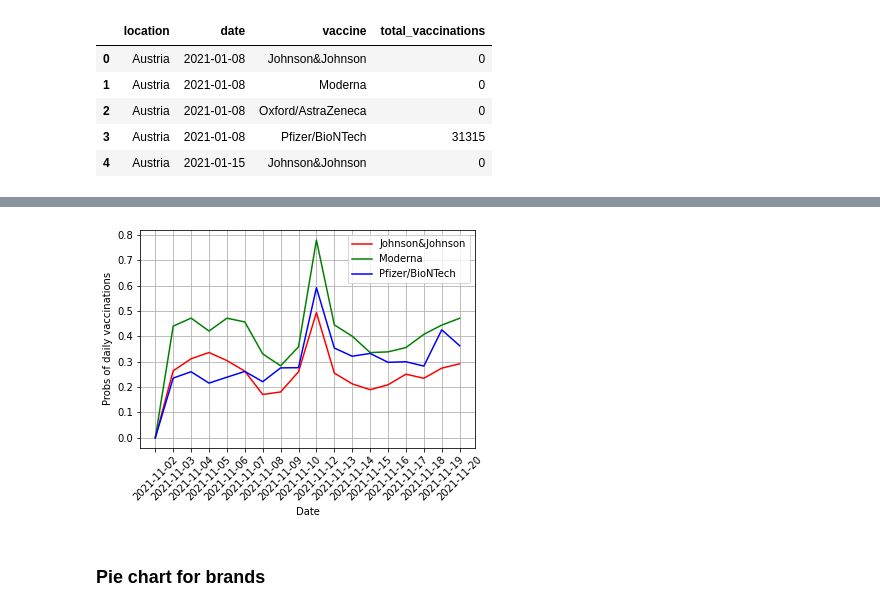
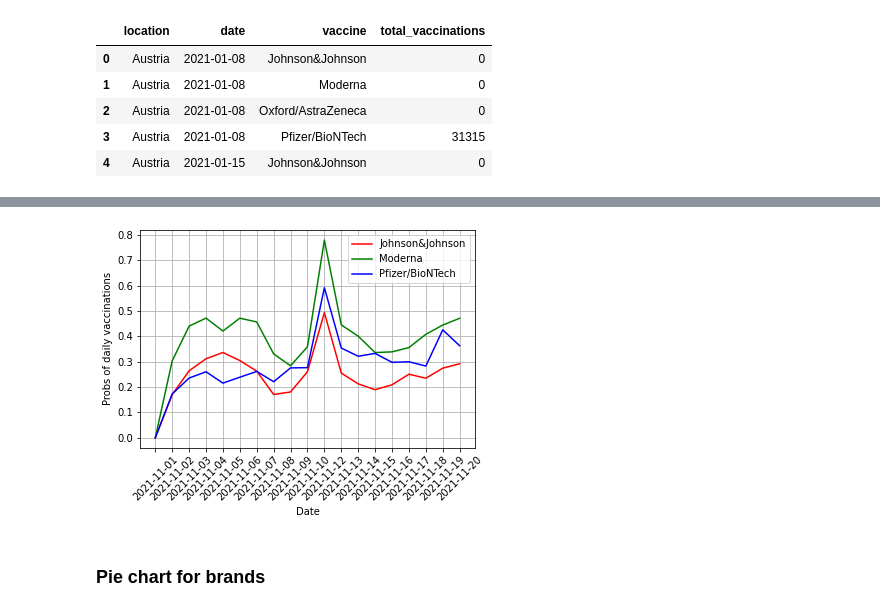
Before and after one commit to theQuert/inlpfun, a Jupyter notebook: Demo/Sentiment_Analysis_of_Covid19_Vaccination_tweets.ipynb, the cells around one changed output, grey strips where cells are left out. Saved outputs shown, nothing was run; the diff lists cells and outputs as text; code cells hidden in the pictures.

```diff
--- a/Demo/Sentiment_Analysis_of_Covid19_Vaccination_tweets.ipynb
+++ b/Demo/Sentiment_Analysis_of_Covid19_Vaccination_tweets.ipynb
@@ -212,11 +212,7 @@ import time
 import datetime
 
 def format_time(elapsed):
-    '''
-    Takes a time in seconds and returns a string hh:mm:ss
-    '''
     elapsed_rounded = int(round((elapsed)))
-
     return str(datetime.timedelta(seconds=elapsed_rounded))
 # %% [markdown]
 #### Training Loop
@@ -340,9 +336,8 @@ df_vax_weeks = df_vax.copy()
 # df_vax_weeks['date'] = pd.to_datetime(df_vax_weeks['date'], format='%Y%m%d', unit='s')
 start_date = '2021-11-01 0:00:00'
 end_date = '2021-11-20 23:59:59'
-mask = (df_vax_weeks['date'] > start_date) & (df_vax_weeks['date'] <= end_date)
-
-df_vax_weeks = df_vax_weeks.loc[mask]
+duration = (df_vax_weeks['date'] > start_date) & (df_vax_weeks['date'] <= end_date)
+df_vax_weeks = df_vax_weeks.loc[duration]
 # %%
 # df_vax_weeks.head()
 df_vax_weeks.shape
@@ -1090,11 +1099,10 @@ df_brand = df_brand.loc[df_brand['location']=='United States']
 # %%
 df_brand_weeks = df_brand.copy()
 # df_vax_weeks['date'] = pd.to_datetime(df_vax_weeks['date'], format='%Y%m%d', unit='s')
-start_date = '2021-11-01 0:00:00'
+start_date = '2021-10-31 23:59:59'
 end_date = '2021-11-20 23:59:59'
-mask = (df_brand_weeks['date'] > start_date) & (df_brand_weeks['date'] <= end_date)
-
-df_brand_weeks = df_brand_weeks.loc[mask]
+duration = (df_brand_weeks['date'] > start_date) & (df_brand_weeks['date'] <= end_date)
+df_brand_weeks = df_brand_weeks.loc[duration]
 # %%
 df_brand_weeks.head()
 # %% [output]
@@ -1162,20 +1168,17 @@ for id in range(1, sel_pfizer.shape[0]):
 # %%
 axis_0 = sel_jj['date']
-axis_1 = variance_jj
-axis_2 = variance_moderna
-axis_3 = variance_pfizer
-fig , ax = plt.subplots()
+fig, ax = plt.subplots()
 plt.xticks(rotation=45)
-plt.plot(axis_0, axis_1, 'r', label='Johnson&Johnson')
-plt.plot(axis_0, axis_2, 'g', label='Moderna')
-plt.plot(axis_0, axis_3, 'b', label='Pfizer/BioNTech')
+plt.plot(axis_0, variance_jj, 'r', label='Johnson&Johnson')
+plt.plot(axis_0, variance_moderna, 'g', label='Moderna')
+plt.plot(axis_0, variance_pfizer, 'b', label='Pfizer/BioNTech')
 plt.legend(['Johnson&Johnson', 'Moderna', 'Pfizer/BioNTech'])
 plt.ylabel("Probs of daily vaccinations")
 plt.xlabel("Date")
 plt.grid(True)
 plt.show()
 # %% [output]
-[figure, old version]
+[figure, new version]
 # %% [markdown]
 ### Pie chart for brands
 # %%
```
Also changed, not shown: parts of 69 cells of this notebook.
